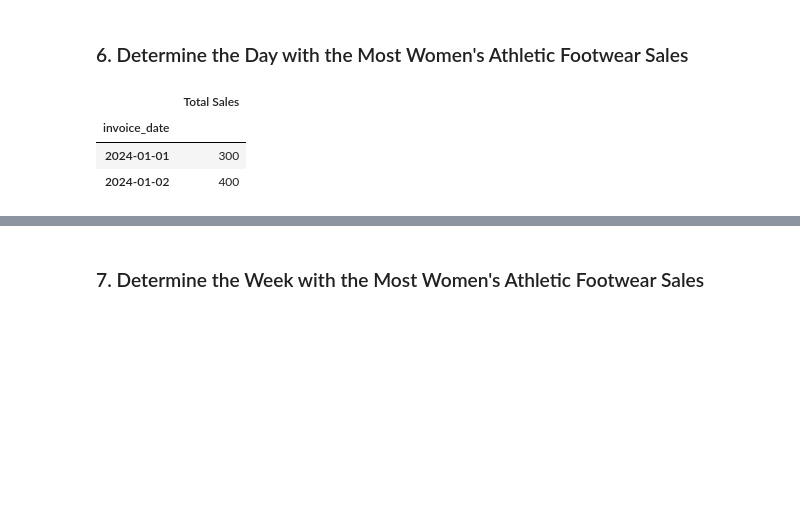
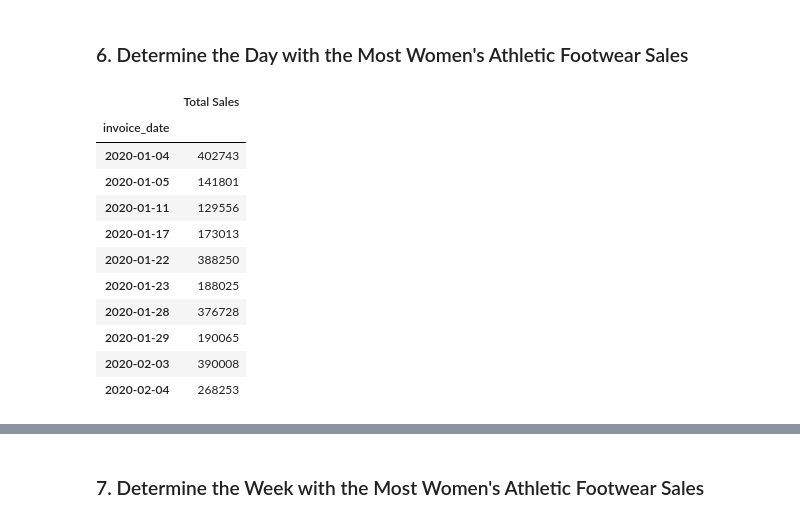
Before and after one commit to Armand57araujo/athletic_sales_analysis, a Jupyter notebook: athletic_sales_analysis.ipynb, the cells around one changed output, grey strips where cells are left out. Drawn from its saved outputs; the diff is of its cells as text; code cells hidden in the pictures; blank space fills up the shorter version.

```diff
--- a/athletic_sales_analysis.ipynb
+++ b/athletic_sales_analysis.ipynb
@@ -8,8 +8,8 @@ from pathlib import Path
 # %%
 # Read the CSV files into DataFrames.
 
-athletic_sales_2020 = Path("Resources/athletic_sales_2020.csv")
-athletic_sales_2021= Path("Resources/athletic_sales_2021.csv")
+athletic_sales_2020 = pd.read_csv("Resources/athletic_sales_2020.csv")
+athletic_sales_2021= pd.read_csv("Resources/athletic_sales_2021.csv")
 # %%
 # Display the 2020 sales DataFrame
 
@@ -441,34 +477,42 @@ womens_footwear_sold.head(5)
 # %%
 # Create a pivot table with the 'invoice_date' column is the index, and the "total_sales" as the values.
 
 
 # Optional: Rename the "total_sales" column to "Total Sales"
 
 
 # Show the table.
 
-sales_data = pd.DataFrame({
-    'invoice_date': pd.to_datetime(['2024-01-01', '2024-01-01', '2024-01-02', '2024-01-02']),
-    'total_sales': [100, 200, 150, 250]
-})
+# sales_data = pd.DataFrame({
+#     'invoice_date': pd.to_datetime(['2024-01-01', '2024-01-01', '2024-01-02', '2024-01-02']),
+#     'total_sales': [100, 200, 150, 250]
+# })
 
 # Create a pivot table with 'invoice_date' as the index and 'total_sales' as the values
-pivot_table_sales = sales_data.pivot_table(
+pivot_table_sales = womens_athletic_footwear_sales.pivot_table(
     index='invoice_date',
     values='total_sales',
     aggfunc='sum'  # Aggregating to sum total sales for each date
 )
 
 # Optional: Rename the 'total_sales' column to 'Total Sales'
 pivot_table_sales.rename(columns={'total_sales': 'Total Sales'}, inplace=True)
 
 # Show the pivot table
-pivot_table_sales
+pivot_table_sales.head(10)
 # %% [output]
 |  | Total Sales |
 | invoice_date |  |
-| 2024-01-01 | 300 |
-| 2024-01-02 | 400 |
+| 2020-01-04 | 402743 |
+| 2020-01-05 | 141801 |
+| 2020-01-11 | 129556 |
+| 2020-01-17 | 173013 |
+| 2020-01-22 | 388250 |
+| 2020-01-23 | 188025 |
+| 2020-01-28 | 376728 |
+| 2020-01-29 | 190065 |
+| 2020-02-03 | 390008 |
+| 2020-02-04 | 268253 |
 # %%
 # Resample the pivot table into daily bins, and get the total sales for each day.
 
```
Also changed, not shown: parts of 6 cells of this notebook.
